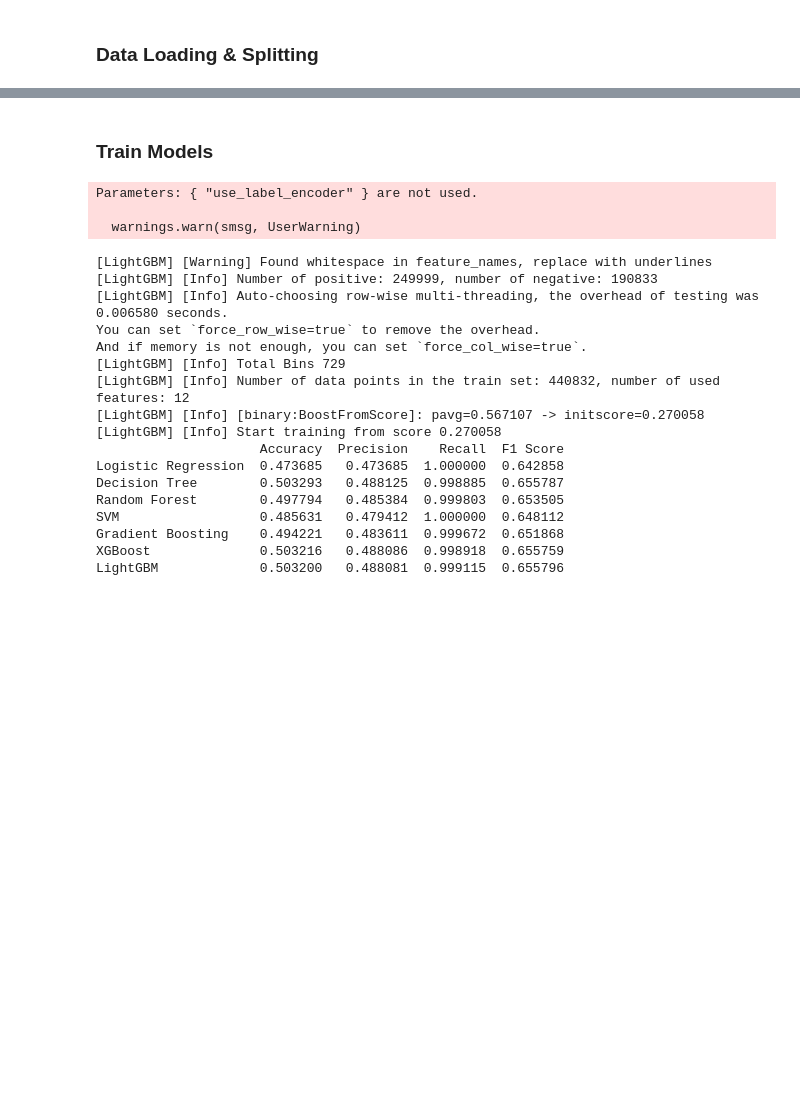
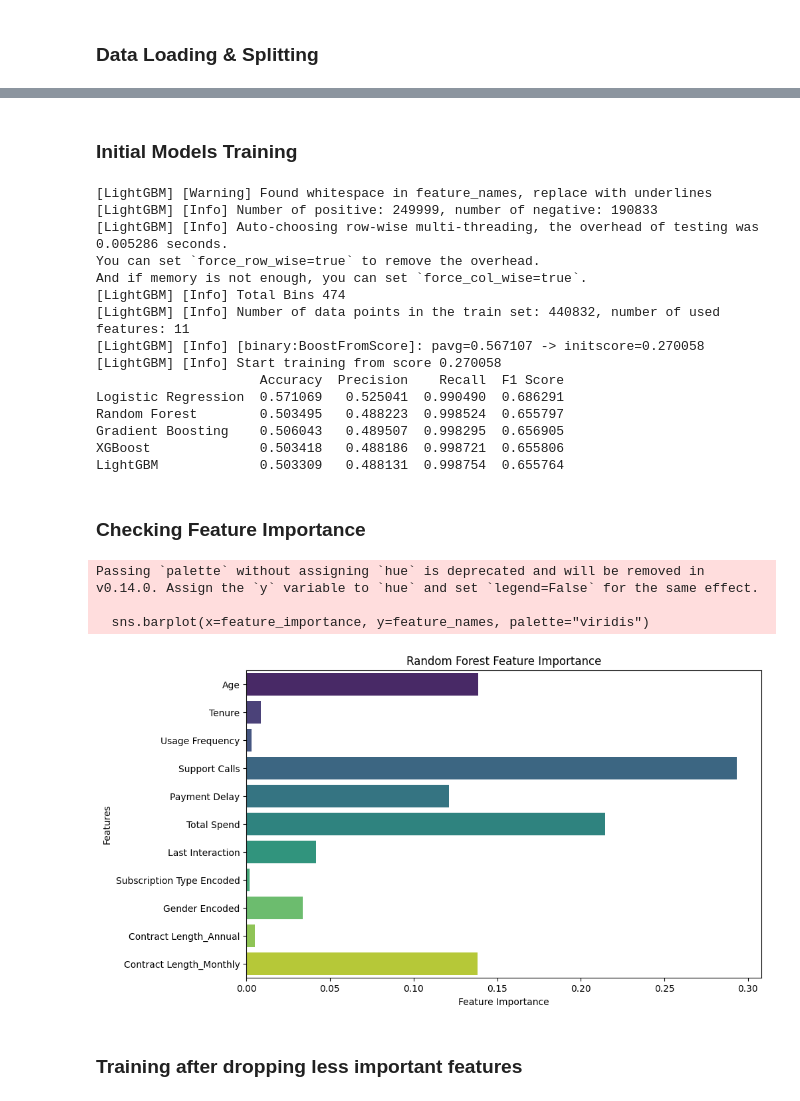
Before and after one commit to reda1609/UneeQ-Internship, a Jupyter notebook: Customer Churn Prediction/Model_Training.ipynb, the cells around one changed output, grey strips where cells are left out. Drawn from its saved outputs; the diff is of its cells as text; code cells hidden in the pictures; blank space fills up the shorter version.

Commit message:
little accuracy improvement

```diff
--- a/Customer Churn Prediction/Model_Training.ipynb
+++ b/Customer Churn Prediction/Model_Training.ipynb
@@ -60,23 +58,24 @@ Shape of X_test: (64374, 12)
 Shape of y_test: (64374,)
 # %% [markdown]
-### Train Models
+### Initial Models Training
 # %%
 # Define models
 models = {
     'Logistic Regression': LogisticRegression(),
-    'Decision Tree': DecisionTreeClassifier(),
     'Random Forest': RandomForestClassifier(),
-    'SVM': SVC(probability=True),
     'Gradient Boosting': GradientBoostingClassifier(),
-    'XGBoost': XGBClassifier(use_label_encoder=False, eval_metric='logloss'),
+    'XGBoost': XGBClassifier(eval_metric='logloss'),
     'LightGBM': LGBMClassifier()
 }
 
 # Train models
 model_results = {}
+feature_importance = None  # Placeholder for feature importance
+
 for name, model in models.items():
     model.fit(X_train, y_train)
     y_pred = model.predict(X_test)
+
     model_results[name] = {
         'Accuracy': accuracy_score(y_test, y_pred),
         'Precision': precision_score(y_test, y_pred),
@@ -88,23 +87,40 @@ for name, model in models.items():
 results_df = pd.DataFrame(model_results).T
 print(results_df)
 # %% [output]
-Parameters: { "use_label_encoder" } are not used.
-
-  warnings.warn(smsg, UserWarning)
+[LightGBM] [Warning] Found whitespace in feature_names, replace with underlines
+[LightGBM] [Info] Number of positive: 249999, number of negative: 190833
+[LightGBM] [Info] Auto-choosing row-wise multi-threading, the overhead of testing was 0.005286 seconds.
+You can set `force_row_wise=true` to remove the overhead.
+And if memory is not enough, you can set `force_col_wise=true`.
+[LightGBM] [Info] Total Bins 474
+[LightGBM] [Info] Number of data points in the train set: 440832, number of used features: 11
+[LightGBM] [Info] [binary:BoostFromScore]: pavg=0.567107 -> initscore=0.270058
+[LightGBM] [Info] Start training from score 0.270058
+                     Accuracy  Precision    Recall  F1 Score
+Logistic Regression  0.571069   0.525041  0.990490  0.686291
+Random Forest        0.503495   0.488223  0.998524  0.655797
+Gradient Boosting    0.506043   0.489507  0.998295  0.656905
+XGBoost              0.503418   0.488186  0.998721  0.655806
+LightGBM             0.503309   0.488131  0.998754  0.655764
-[LightGBM] [Warning] Found whitespace in feature_names, replace with underlines
-[LightGBM] [Info] Number of positive: 249999, number of negative: 190833
-[LightGBM] [Info] Auto-choosing row-wise multi-threading, the overhead of testing was 0.006580 seconds.
-You can set `force_row_wise=true` to remove the overhead.
-And if memory is not enough, you can set `force_col_wise=true`.
-[LightGBM] [Info] Total Bins 729
-[LightGBM] [Info] Number of data points in the train set: 440832, number of used features: 12
-[LightGBM] [Info] [binary:BoostFromScore]: pavg=0.567107 -> initscore=0.270058
-[LightGBM] [Info] Start training from score 0.270058
-                     Accuracy  Precision    Recall  F1 Score
-Logistic Regression  0.473685   0.473685  1.000000  0.642858
-Decision Tree        0.503293   0.488125  0.998885  0.655787
-Random Forest        0.497794   0.485384  0.999803  0.653505
-SVM                  0.485631   0.479412  1.000000  0.648112
-Gradient Boosting    0.494221   0.483611  0.999672  0.651868
-XGBoost              0.503216   0.488086  0.998918  0.655759
-LightGBM             0.503200   0.488081  0.999115  0.655796
+# %% [markdown]
+### Checking Feature Importance
+# %%
+rf_model = RandomForestClassifier()
+rf_model.fit(X_train, y_train)
+feature_importance = rf_model.feature_importances_
+feature_names = X_train.columns
+
+# Plot feature importance
+plt.figure(figsize=(10, 6))
+sns.barplot(x=feature_importance, y=feature_names, palette="viridis")
+plt.xlabel("Feature Importance")
+plt.ylabel("Features")
+plt.title("Random Forest Feature Importance")
+plt.show()
+# %% [output]
+Passing `palette` without assigning `hue` is deprecated and will be removed in v0.14.0. Assign the `y` variable to `hue` and set `legend=False` for the same effect.
+
+  sns.barplot(x=feature_importance, y=feature_names, palette="viridis")
+[figure, added]
+# %% [markdown]
+### Training after dropping less important features
```
Also changed, not shown: parts of 11 cells of this notebook.
